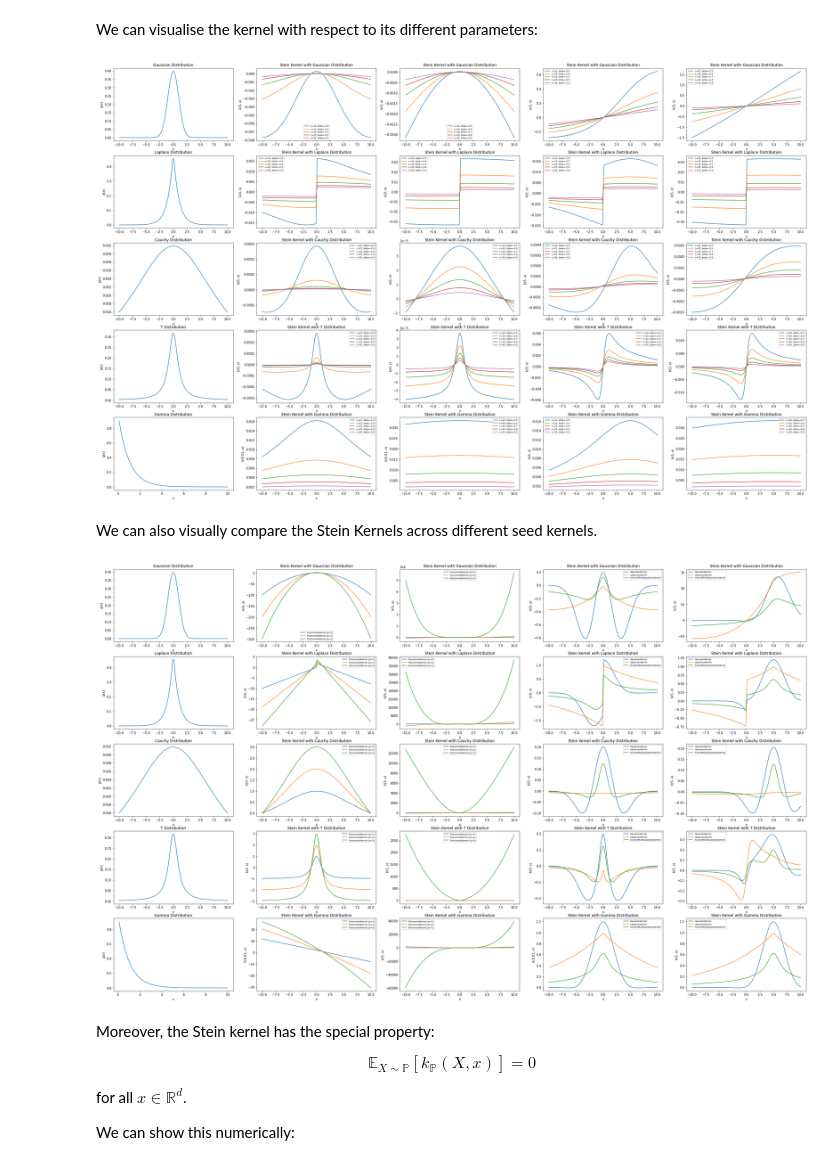
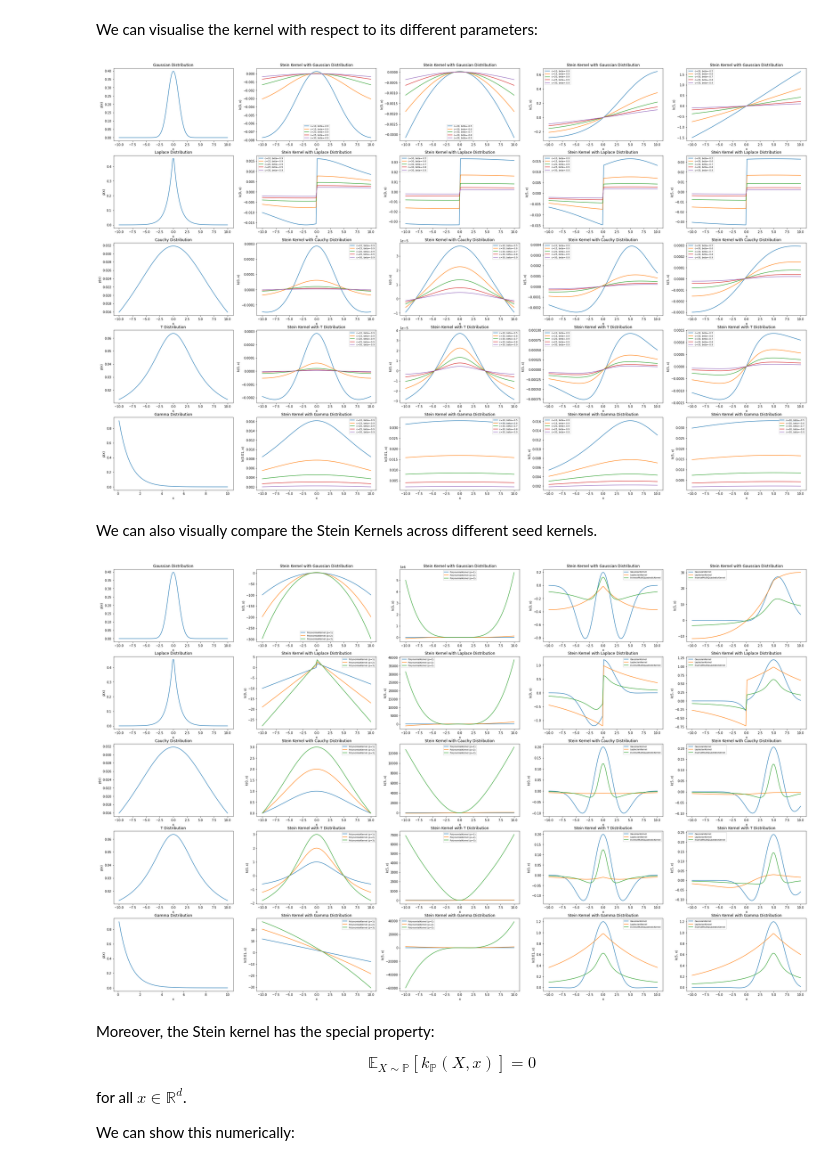
Before and after one commit to jswu18/distribution-discrepancies, a Jupyter notebook: notebooks/3_kernel_stein_discrepancy.ipynb, the cells around one changed output. Saved outputs shown, nothing was run; the diff lists cells and outputs as text; code cells hidden in the pictures.

```diff
--- a/notebooks/3_kernel_stein_discrepancy.ipynb
+++ b/notebooks/3_kernel_stein_discrepancy.ipynb
@@ -182,7 +182,7 @@ distributions = [
     Gaussian(mu=np.zeros((1, 1)), covariance=np.eye(1)),
     Laplace(0, 1),
     Cauchy(x0=0, gamma=10),
-    T(degrees_of_freedom=1, loc=0, scale=1),
+    T(degrees_of_freedom=1, loc=0, scale=5),
     Gamma(k=1, theta=1),
 ]
 
@@ -264,34 +264,34 @@ for c in [10, 15, 20, 25, 30]:
         axs[i][j].plot(scaling_factors, k_values, label=f"{c=}, {beta=}")
         axs[i][j].legend()
         axs[i][j].set_title(
             f"Stein Kernel with {type(distribution).__name__} Distribution"
         )
         axs[i][j].set_xlabel("x")
         axs[i][j].set_ylabel(f"k({x_is[i]}, x)")
 
 j = 4
 c = 30
 for beta in [-0.5, -0.6, -0.7, -0.8, -0.9]:
     for i, distribution in enumerate(distributions):
         inverse_multi_quadratic_kernel = InverseMultiQuadraticKernel(c, beta)
         stein_kernel = SteinKernel(
             distribution=distribution, kernel=inverse_multi_quadratic_kernel
         )
         k_values = vmap(
             lambda y: stein_kernel.k(
                 x=x_is[i] * np.ones((dimensions,)),
                 y=y,
             )
         )(scaling_factors.reshape(-1, 1)).reshape(-1)
         axs[i][j].plot(scaling_factors, k_values, label=f"{c=}, {beta=}")
         axs[i][j].legend()
         axs[i][j].set_title(
             f"Stein Kernel with {type(distribution).__name__} Distribution"
         )
         axs[i][j].set_xlabel("x")
         axs[i][j].set_ylabel(f"k({x_is[i]}, x)")
 # %% [output]
-[figure, old version]
+[figure, new version]
 # %% [markdown]
 We can also visually compare the Stein Kernels across different seed kernels.
 # %%
@@ -301,7 +301,7 @@ distributions = [
     Gaussian(mu=np.zeros((1, 1)), covariance=np.eye(1)),
     Laplace(0, 1),
     Cauchy(x0=0, gamma=10),
-    T(degrees_of_freedom=1, loc=0, scale=1),
+    T(degrees_of_freedom=1, loc=0, scale=5),
     Gamma(k=1, theta=1),
 ]
 
@@ -417,7 +417,7 @@ for kernel in [
         axs[i][j].set_xlabel("x")
         axs[i][j].set_ylabel(f"k({x_is[i]}, x)")
 # %% [output]
-[figure, old version]
+[figure, new version]
 # %% [markdown]
 Moreover, the Stein kernel has the special property:
 
```
Also changed, not shown: parts of 4 cells of this notebook.
